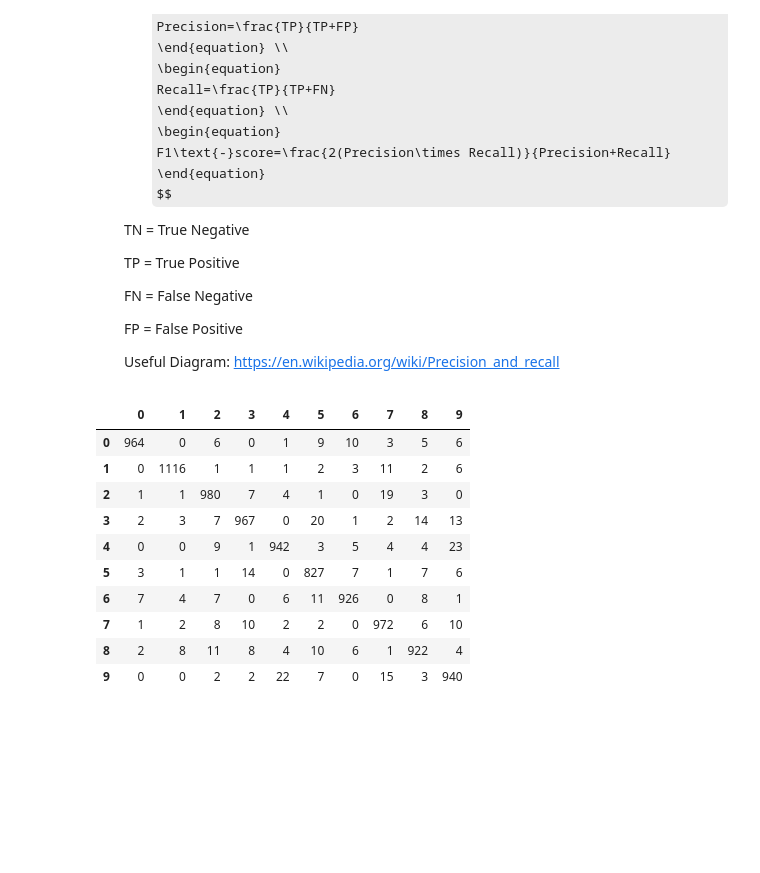
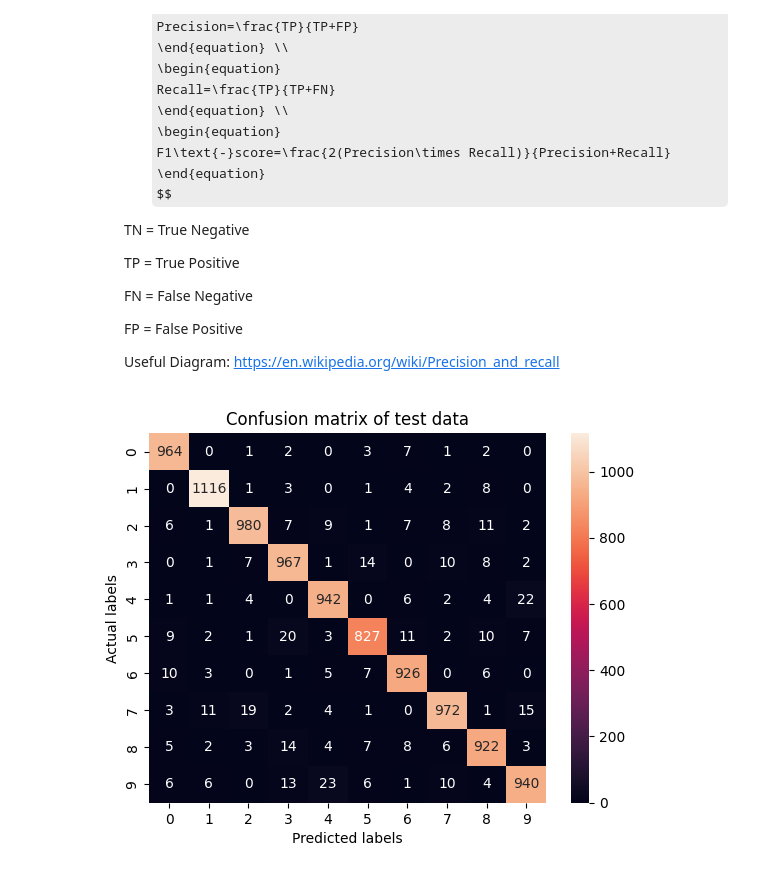
Before and after one commit to rachung2510/machine-learning-course, a Jupyter notebook: ML_MLP.ipynb, the cells around one changed output. Saved outputs shown, nothing was run; the diff lists cells and outputs as text; code cells hidden in the pictures; some formulas as TeX source; blank space fills up the shorter version.

```diff
--- a/ML_MLP.ipynb
+++ b/ML_MLP.ipynb
@@ -686,30 +696,0 @@ import pandas as pd
-# %%
-def conf_matrix(nn, X_test):
-    df_dict = {}
-    for number in range(10):
-        df_dict[number] = [0 for k in range(10)]
-
-    y_test_pred = nn.predict(X_test)
-    for i in range(len(y_test)):
-        row, col = y_test_pred[i], y_test[i]
-        df_dict[col][row] += 1
-
-    return pd.DataFrame(df_dict)
-# %%
-nn_best = models[l2_vals[np.argmax(test_accs)]]
-cf = conf_matrix(nn_best, X_test)
-display(cf)
-
-dfi.export(cf,"figures/5.10.png", table_conversion="matplotlib")
-# %% [output]
-|  | 0 | 1 | 2 | 3 | 4 | 5 | 6 | 7 | 8 | 9 |
-| 0 | 964 | 0 | 6 | 0 | 1 | 9 | 10 | 3 | 5 | 6 |
-| 1 | 0 | 1116 | 1 | 1 | 1 | 2 | 3 | 11 | 2 | 6 |
-| 2 | 1 | 1 | 980 | 7 | 4 | 1 | 0 | 19 | 3 | 0 |
-| 3 | 2 | 3 | 7 | 967 | 0 | 20 | 1 | 2 | 14 | 13 |
-| 4 | 0 | 0 | 9 | 1 | 942 | 3 | 5 | 4 | 4 | 23 |
-| 5 | 3 | 1 | 1 | 14 | 0 | 827 | 7 | 1 | 7 | 6 |
-| 6 | 7 | 4 | 7 | 0 | 6 | 11 | 926 | 0 | 8 | 1 |
-| 7 | 1 | 2 | 8 | 10 | 2 | 2 | 0 | 972 | 6 | 10 |
-| 8 | 2 | 8 | 11 | 8 | 4 | 10 | 6 | 1 | 922 | 4 |
-| 9 | 0 | 0 | 2 | 2 | 22 | 7 | 0 | 15 | 3 | 940 |
@@ -716 +714,5 @@ dfi.export(cf,"figures/5.10.png", table_conversion="matplotlib")
+# %%
+_ = conf_matrix(nn_best, X_test)
+# %% [output]
+[figure, added]
 # %%
```
Also changed, not shown: parts of 8 cells of this notebook, 19 other files.
